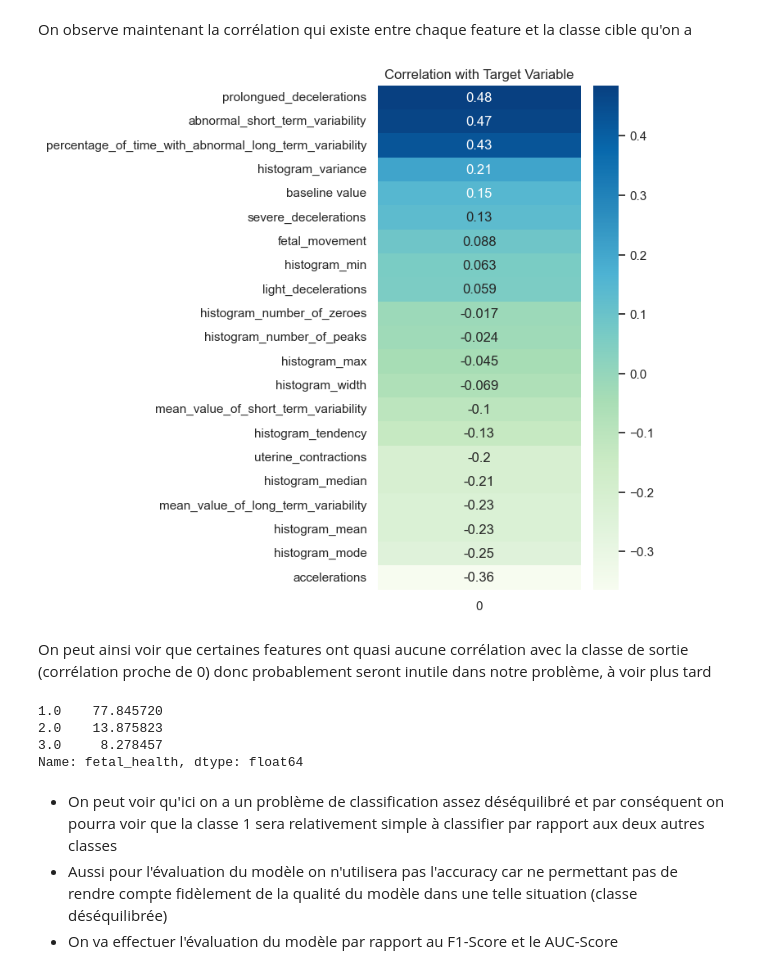
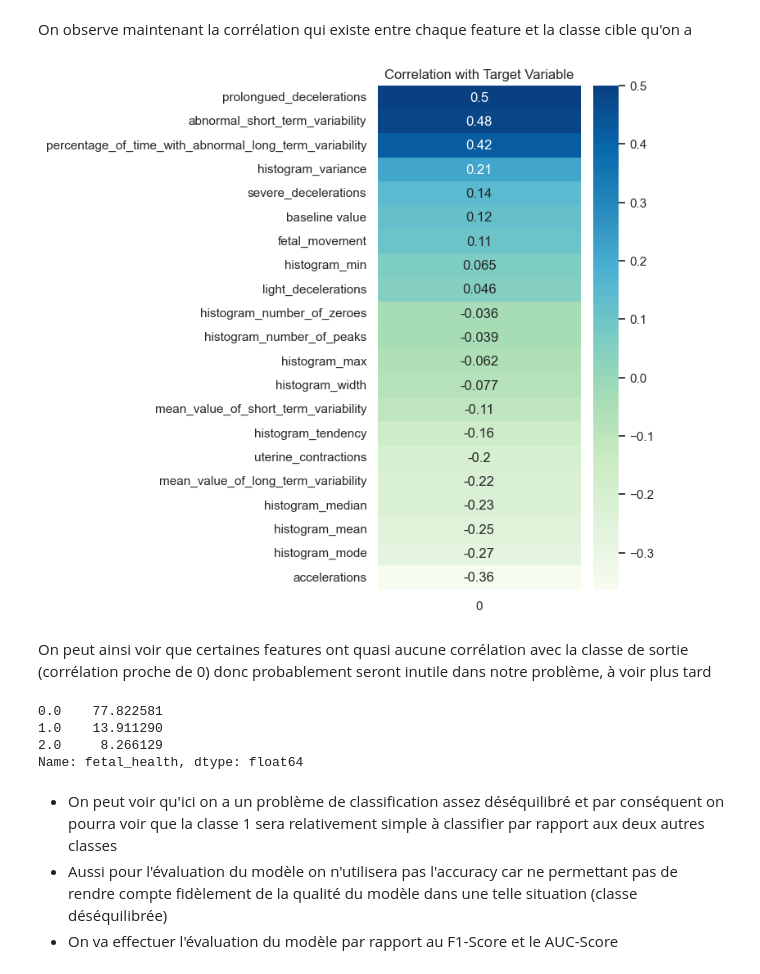
Before and after one commit to MohamedNennouche/Computer-Vision-with-Python, a Jupyter notebook: Projets complementaires/Seance3/fetal_classification.ipynb, the cells around one changed output. Drawn from its saved outputs; the diff is of its cells as text; code cells hidden in the pictures.

Commit message:
Complétion du projet fetal health classification

```diff
--- a/Projets complementaires/Seance3/fetal_classification.ipynb
+++ b/Projets complementaires/Seance3/fetal_classification.ipynb
@@ -64,0 +60,10 @@ X_train, X_test, y_train, y_test = train_test_split(X, y, test_size=0.2, random_
+# %%
+fetal_features = fetal_data.copy()
+labels = fetal_features.fetal_health
+fetal_features.drop(columns="fetal_health", axis=1, inplace=True)
+
+labels -= 1 # originally, the targets are 1-3; we will use 0-2
+
+fetal_train, fetal_test, labels_train, labels_test = train_test_split(fetal_features, labels, test_size=0.3, random_state=42, stratify=labels)
+
+fetal_train.shape, fetal_test.shape
@@ -111,26 +116,26 @@ On peut voir certaines variables fortement corrélée ce qui nous indique que pa
 On observe maintenant la corrélation qui existe entre chaque feature et la classe cible qu'on a
 # %%
 # Create a correlation matrix with target variable
-corr_with_target = fetal_features.corrwith(fetal_data.fetal_health)
+corr_with_target = fetal_train.corrwith(labels_train)
 
 # Sort features by correlation with target variable
 corr_with_target = corr_with_target.sort_values(ascending=False)
 
 # Plot the heatmap
 plt.figure(figsize=(4, 8))
 sns.heatmap(corr_with_target.to_frame(), cmap='GnBu', annot=True)
 plt.title('Correlation with Target Variable')
 plt.show()
 # %% [output]
-[figure, old version]
+[figure, new version]
 # %% [markdown]
 On peut ainsi voir que certaines features ont quasi aucune corrélation avec la classe de sortie (corrélation proche de 0) donc probablement seront inutile dans notre problème, à voir plus tard
 # %%
-fetal_data["fetal_health"].value_counts() / len(fetal_data["fetal_health"]) * 100
+labels_train.value_counts() / len(labels_train) * 100
 # %% [output]
-1.0    77.845720
-2.0    13.875823
-3.0     8.278457
+0.0    77.822581
+1.0    13.911290
+2.0     8.266129
 Name: fetal_health, dtype: float64
 # %% [markdown]
 - On peut voir qu'ici on a un problème de classification assez déséquilibré et par conséquent on pourra voir que la classe 1 sera relativement simple à classifier par rapport aux deux autres classes
```
Also changed, not shown: parts of 72 cells of this notebook.
